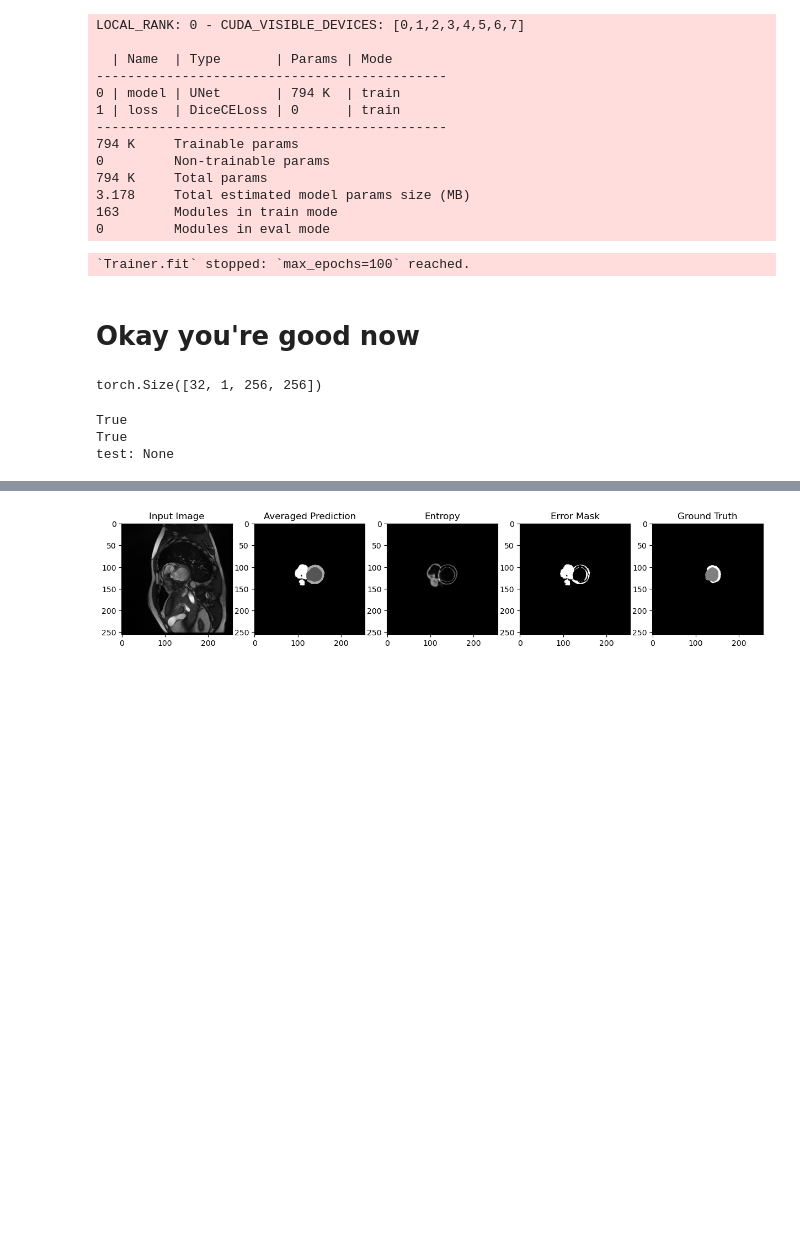
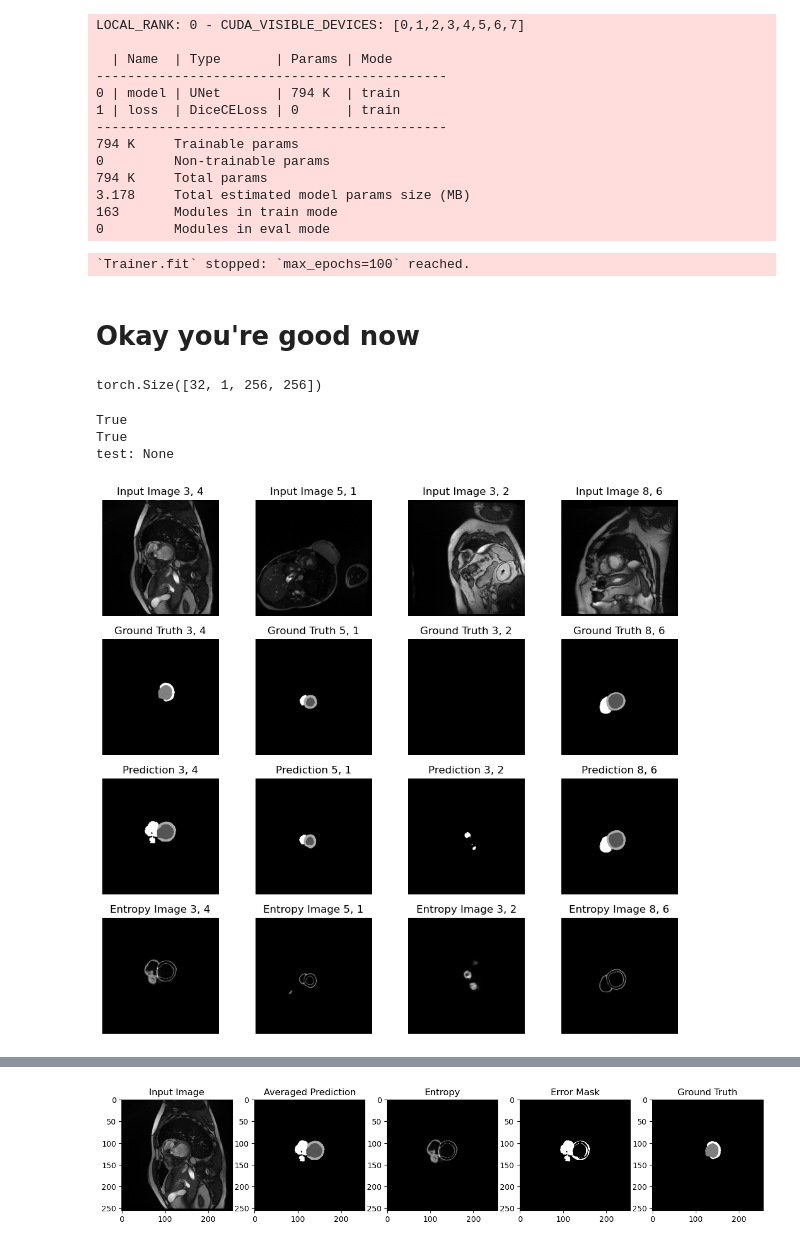
Before and after one commit to youssefshawki9/uncertainty-interactive-visualization-backend, a Jupyter notebook: src/notebooks/lab_draft.ipynb, the cells around one changed output, grey strips where cells are left out. Saved outputs shown, nothing was run; the diff lists cells and outputs as text; code cells hidden in the pictures; blank space fills up the shorter version.

Commit message:
Added get_images function Also added a showcase for t to the lab_draft notebook

```diff
--- a/src/notebooks/lab_draft.ipynb
+++ b/src/notebooks/lab_draft.ipynb
@@ -225,0 +229,55 @@ test: None
+# %%
+#Showcase of getting arbitrary images
+#Keyword to find this: GETIMAGES
+
+from collections import defaultdict
+
+image_indices = [(3,4),(5,1),(3,2),(8,6)]
+
+#create a dict from the list for efficient enumeration (can't address directly with our dataloader)
+indices = defaultdict(list)
+for k,v in image_indices: indices[k].append(v)
+
+#setup model and utilities
+model = load_model()
+dataloader = test_loader
+model = model.cuda() #move model to gpu
+model.eval() #set to eval mode. disables dropout layers too.
+softmax = torch.nn.Softmax(dim=1)
+
+position, batch_index, image_index, input_image, target_image, prediction_image, entropy_image = [],[],[],[],[],[],[]
+for i,batch in enumerate(dataloader):
+    if i in indices.keys():
+        images = batch["input"].cuda()
+        for im_idx in indices[i]:
+            position.append(image_indices.index((i,im_idx))) #Helper column for custom ordering
+            batch_index.append(i)
+            image_index.append(im_idx)
+            input_image.append(batch["input"][im_idx].squeeze().numpy())
+            target_image.append(batch["target"][im_idx].squeeze().numpy())
+
+            with torch.no_grad():
+                pred = model(images[im_idx:im_idx+1])
+                prob = softmax(pred)
+                prediction_image.append(prob.argmax(dim=1).squeeze().cpu().numpy())
+            entropy = Categorical(prob.moveaxis(1,3)).entropy()
+            entropy_image.append(entropy.squeeze().cpu().numpy())
+
+data = zip(position, batch_index, image_index, input_image, target_image, prediction_image, entropy_image)
+images_df = pd.DataFrame(data, index=position, columns=["position", "batch_index", "image_index", "input_image", "target_image", "prediction_image", "entropy_image"]).sort_index()
+
+fig, ax = plt.subplots(4, len(image_indices), figsize=(12, 11))
+for i in range(len(image_indices)):
+    ax[0][i].imshow(images_df["input_image"][i], cmap='gray')
+    ax[0][i].set_title(f'Input Image {images_df["batch_index"][i]}, {images_df["image_index"][i]}')
+    ax[1][i].imshow(images_df["target_image"][i], cmap='gray')
+    ax[1][i].set_title(f'Ground Truth {images_df["batch_index"][i]}, {images_df["image_index"][i]}')
+    ax[2][i].imshow(images_df["prediction_image"][i], cmap='gray')
+    ax[2][i].set_title(f'Prediction {images_df["batch_index"][i]}, {images_df["image_index"][i]}')
+    ax[3][i].imshow(images_df["entropy_image"][i], cmap='gray')
+    ax[3][i].set_title(f'Entropy Image {images_df["batch_index"][i]}, {images_df["image_index"][i]}')
+for a in ax.ravel():
+    a.set_axis_off()
+plt.show()
+# %% [output]
+[figure, added]
```
Also changed, not shown: parts of 10 cells of this notebook, 1 other file.
